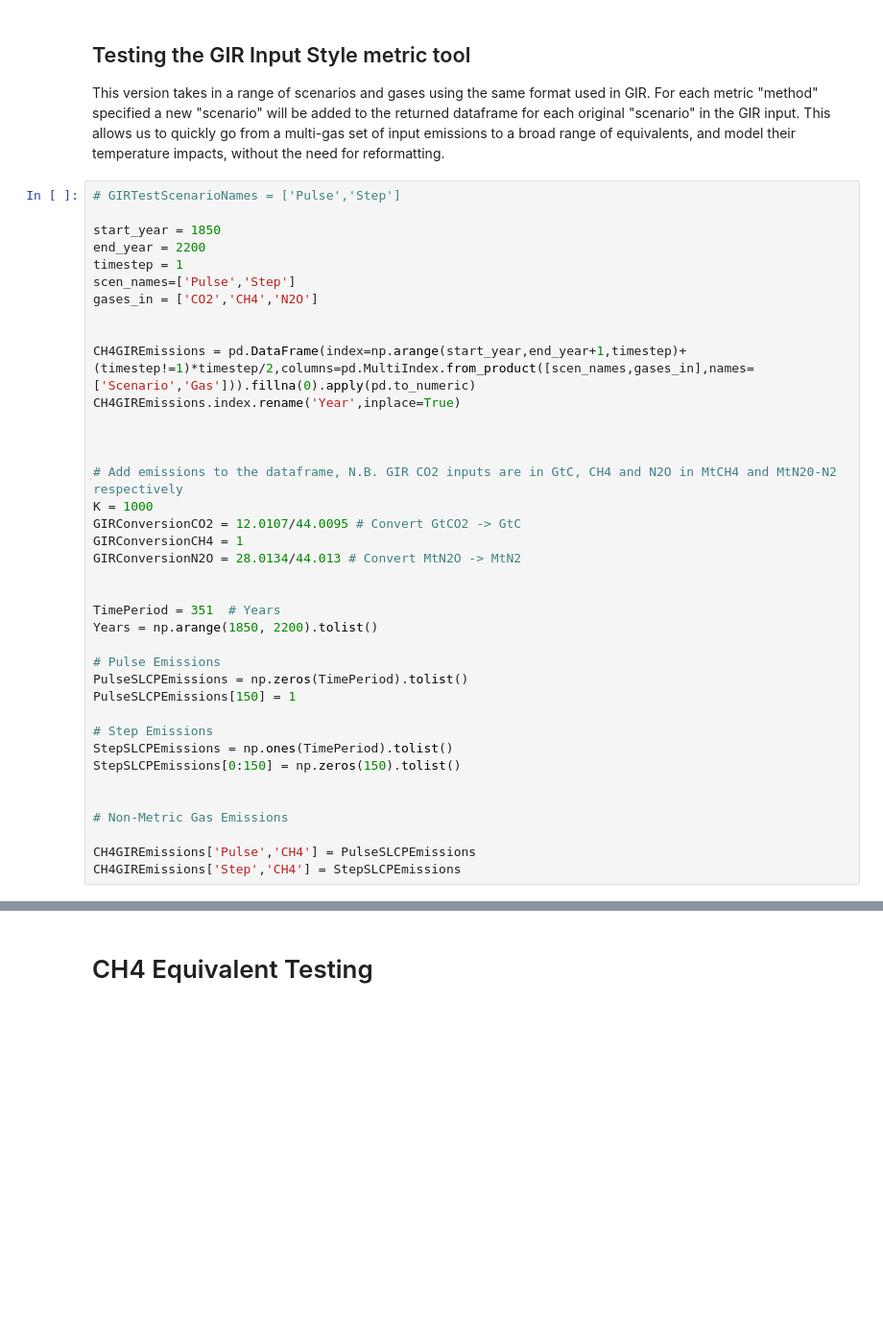
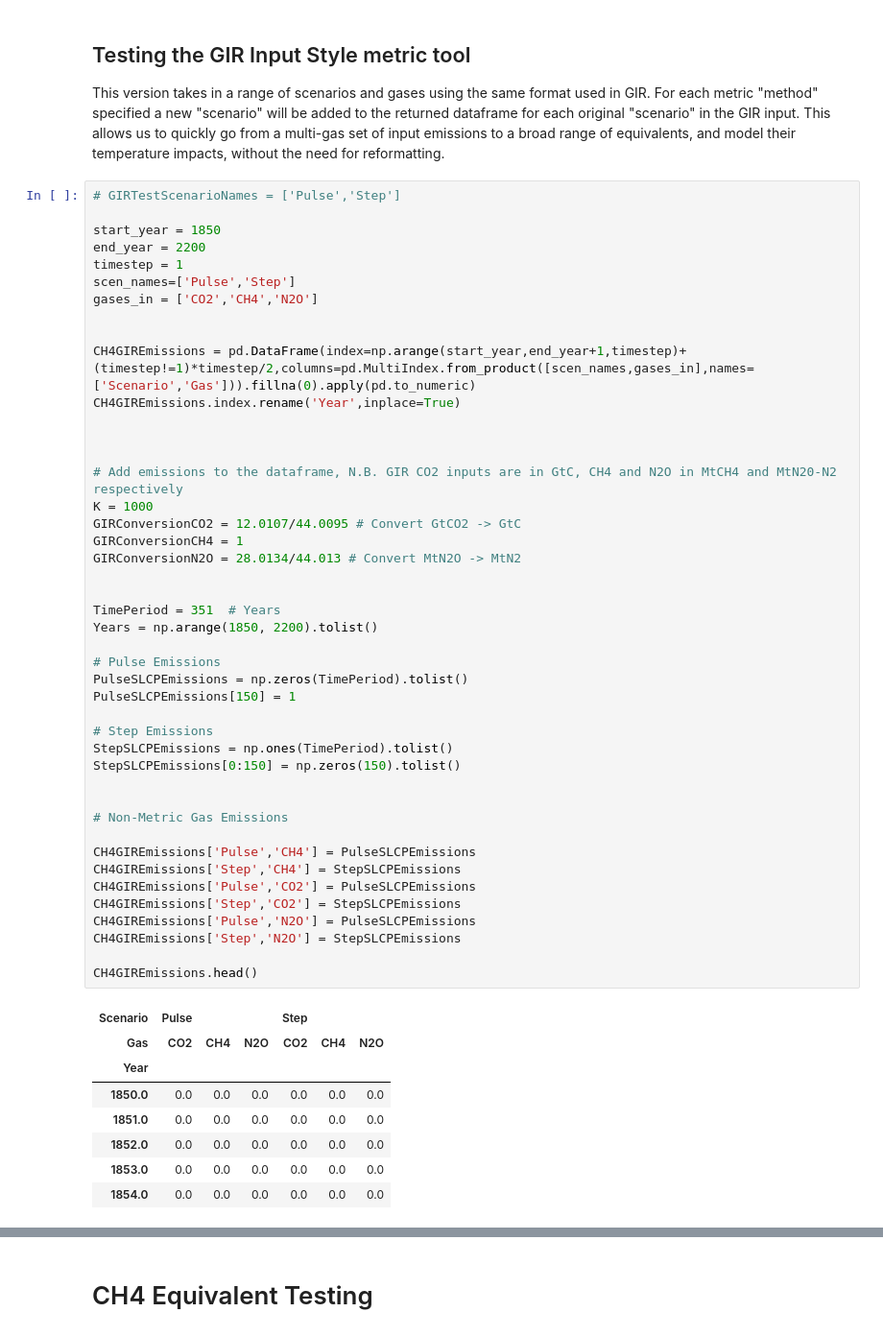
Before and after one commit to mosssmith/ClimatePhysicsMetricsProject, a Jupyter notebook: AddMetricEmissions/Testing "AddMetricEmissions" Package.ipynb, the cells around one changed output, grey strips where cells are left out. Shown: that part at 96% size. Cells and saved outputs as stored; diff of their text form; blank space fills up the shorter version.

```diff
--- a/AddMetricEmissions/Testing "AddMetricEmissions" Package.ipynb
+++ b/AddMetricEmissions/Testing "AddMetricEmissions" Package.ipynb
@@ -73,31 +73,46 @@ gases_in = ['CO2','CH4','N2O']
 
 
 CH4GIREmissions = pd.DataFrame(index=np.arange(start_year,end_year+1,timestep)+(timestep!=1)*timestep/2,columns=pd.MultiIndex.from_product([scen_names,gases_in],names=['Scenario','Gas'])).fillna(0).apply(pd.to_numeric)
 CH4GIREmissions.index.rename('Year',inplace=True)
 
 
 
 # Add emissions to the dataframe, N.B. GIR CO2 inputs are in GtC, CH4 and N2O in MtCH4 and MtN20-N2 respectively
 K = 1000
 GIRConversionCO2 = 12.0107/44.0095 # Convert GtCO2 -> GtC
 GIRConversionCH4 = 1
 GIRConversionN2O = 28.0134/44.013 # Convert MtN2O -> MtN2
 
 
 TimePeriod = 351  # Years
 Years = np.arange(1850, 2200).tolist()
 
 # Pulse Emissions
 PulseSLCPEmissions = np.zeros(TimePeriod).tolist()
 PulseSLCPEmissions[150] = 1
 
 # Step Emissions
 StepSLCPEmissions = np.ones(TimePeriod).tolist()
 StepSLCPEmissions[0:150] = np.zeros(150).tolist()
 
 
 # Non-Metric Gas Emissions
 
 CH4GIREmissions['Pulse','CH4'] = PulseSLCPEmissions
 CH4GIREmissions['Step','CH4'] = StepSLCPEmissions
+CH4GIREmissions['Pulse','CO2'] = PulseSLCPEmissions
+CH4GIREmissions['Step','CO2'] = StepSLCPEmissions
+CH4GIREmissions['Pulse','N2O'] = PulseSLCPEmissions
+CH4GIREmissions['Step','N2O'] = StepSLCPEmissions
+
+CH4GIREmissions.head()
+# %% [output]
+| Scenario | Pulse |  |  | Step |  |  |
+| Gas | CO2 | CH4 | N2O | CO2 | CH4 | N2O |
+| Year |  |  |  |  |  |  |
+| 1850.0 | 0.0 | 0.0 | 0.0 | 0.0 | 0.0 | 0.0 |
+| 1851.0 | 0.0 | 0.0 | 0.0 | 0.0 | 0.0 | 0.0 |
+| 1852.0 | 0.0 | 0.0 | 0.0 | 0.0 | 0.0 | 0.0 |
+| 1853.0 | 0.0 | 0.0 | 0.0 | 0.0 | 0.0 | 0.0 |
+| 1854.0 | 0.0 | 0.0 | 0.0 | 0.0 | 0.0 | 0.0 |
 # %%
```
Also changed, not shown: parts of 7 cells of this notebook, 2 other files.
